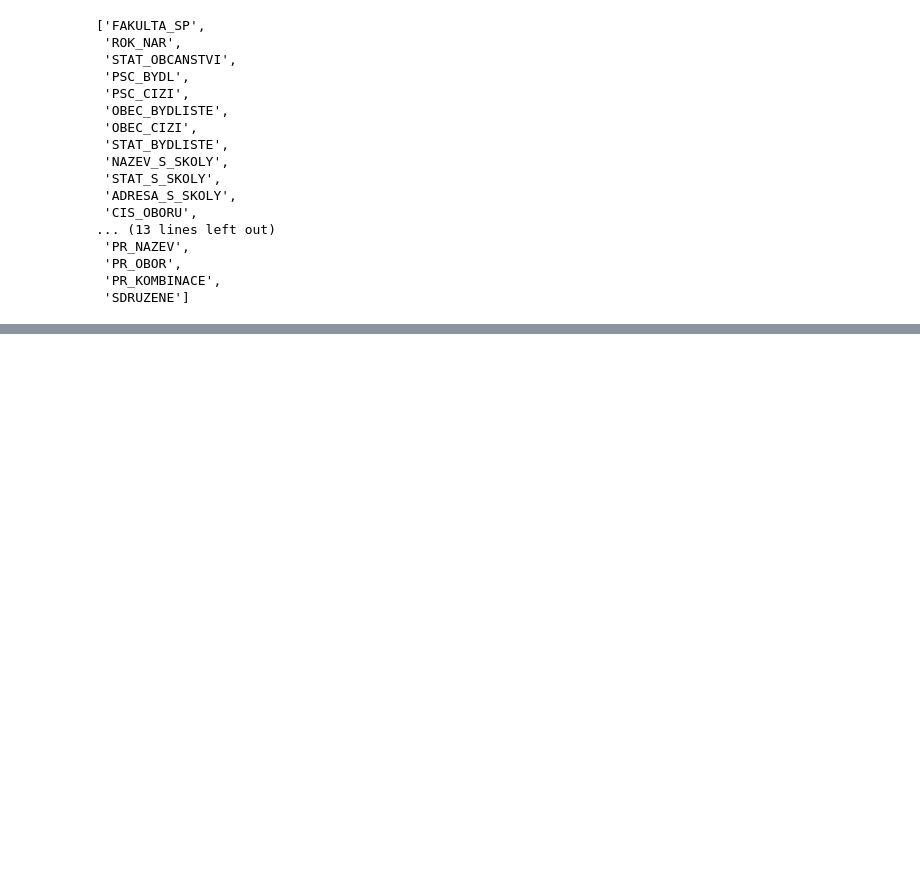
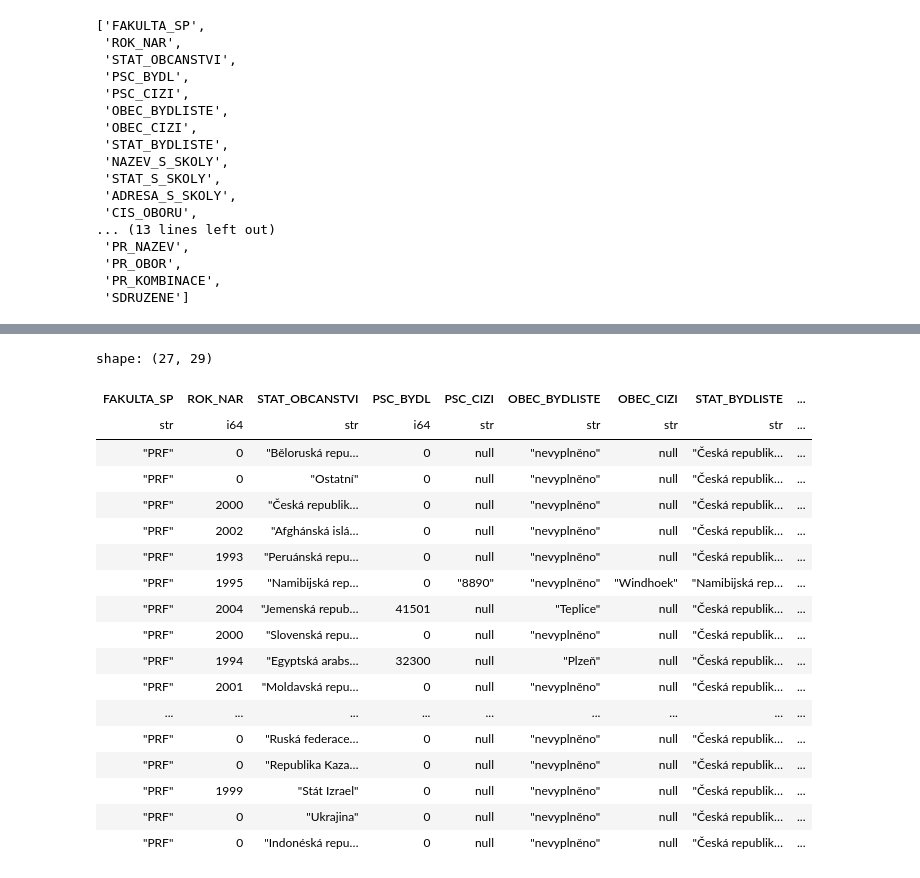
Before and after one commit to MFVS/AVD3, a Jupyter notebook: marek.ipynb, the cells around one changed output, grey strips where cells are left out. Drawn from its saved outputs; the diff is of its cells as text; code cells hidden in the pictures; blank space fills up the shorter version.

```diff
--- a/marek.ipynb
+++ b/marek.ipynb
@@ -55,0 +90,22 @@ lf.columns
+# %%
+lf.unique("STAT_OBCANSTVI").collect()
+# %% [output]
+shape: (27, 29)
+| FAKULTA_SP | ROK_NAR | STAT_OBCANSTVI | PSC_BYDL | PSC_CIZI | OBEC_BYDLISTE | OBEC_CIZI | STAT_BYDLISTE | ... |
+| str | i64 | str | i64 | str | str | str | str | ... |
+| "PRF" | 0 | "Běloruská repu… | 0 | null | "nevyplněno" | null | "Česká republik… | ... |
+| "PRF" | 0 | "Ostatní" | 0 | null | "nevyplněno" | null | "Česká republik… | ... |
+| "PRF" | 2000 | "Česká republik… | 0 | null | "nevyplněno" | null | "Česká republik… | ... |
+| "PRF" | 2002 | "Afghánská islá… | 0 | null | "nevyplněno" | null | "Česká republik… | ... |
+| "PRF" | 1993 | "Peruánská repu… | 0 | null | "nevyplněno" | null | "Česká republik… | ... |
+| "PRF" | 1995 | "Namibijská rep… | 0 | "8890" | "nevyplněno" | "Windhoek" | "Namibijská rep… | ... |
+| "PRF" | 2004 | "Jemenská repub… | 41501 | null | "Teplice" | null | "Česká republik… | ... |
+| "PRF" | 2000 | "Slovenská repu… | 0 | null | "nevyplněno" | null | "Česká republik… | ... |
+| "PRF" | 1994 | "Egyptská arabs… | 32300 | null | "Plzeň" | null | "Česká republik… | ... |
+| "PRF" | 2001 | "Moldavská repu… | 0 | null | "nevyplněno" | null | "Česká republik… | ... |
+| ... | ... | ... | ... | ... | ... | ... | ... | ... |
+| "PRF" | 0 | "Ruská federace… | 0 | null | "nevyplněno" | null | "Česká republik… | ... |
+| "PRF" | 0 | "Republika Kaza… | 0 | null | "nevyplněno" | null | "Česká republik… | ... |
+| "PRF" | 1999 | "Stát Izrael" | 0 | null | "nevyplněno" | null | "Česká republik… | ... |
+| "PRF" | 0 | "Ukrajina" | 0 | null | "nevyplněno" | null | "Česká republik… | ... |
+| "PRF" | 0 | "Indonéská repu… | 0 | null | "nevyplněno" | null | "Česká republik… | ... |
```
Also changed, not shown: parts of 3 cells of this notebook, 4 other files.
